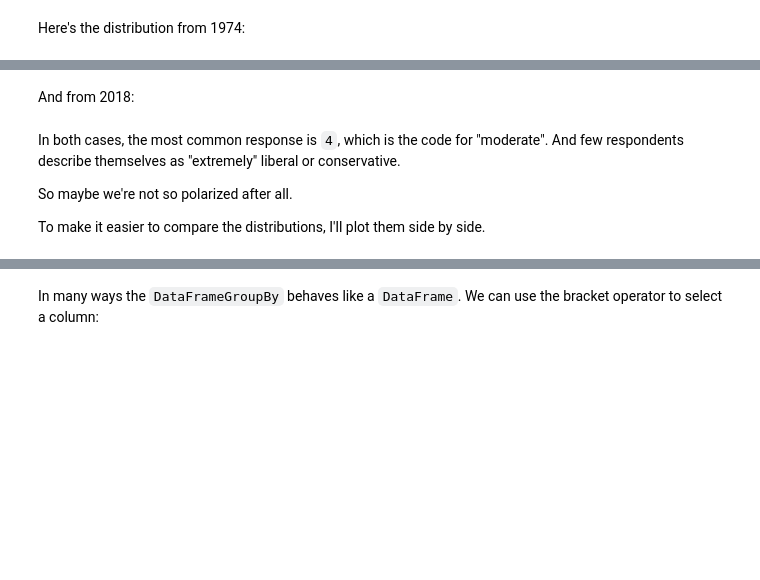
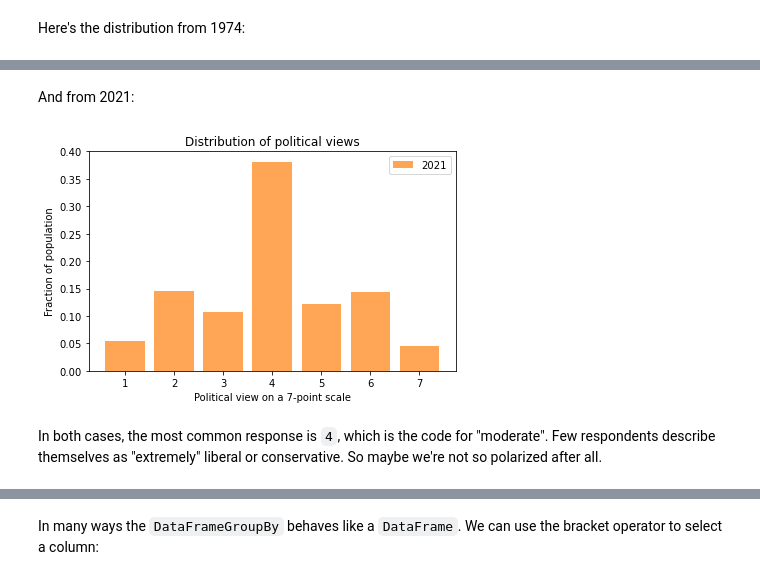
Before and after one commit to AllenDowney/PoliticalAlignmentCaseStudy, a Jupyter notebook: 02_polviews.ipynb, the cells around one changed output, grey strips where cells are left out. Drawn from its saved outputs; the diff is of its cells as text; code cells hidden in the pictures; blank space fills up the shorter version.

```diff
--- a/02_polviews.ipynb
+++ b/02_polviews.ipynb
@@ -88,4 +60,4 @@ This file contains three DataFrames containing resamples of the GSS data.  We'll
 # %%
-datafile = 'gss_eda.3.hdf5'
+datafile = 'gss_eds.3.hdf5'
 gss = pd.read_hdf(datafile, 'gss0')
 gss.shape
@@ -153,0 +126,4 @@ I'll use the `Pmf` class from `empiricaldist` to compute them.
+# %%
+year21 = (gss['year'] == 2021)
+polviews21 = polviews[year21]
+values(polviews21)
@@ -165,15 +195,14 @@ decorate(xlabel='Political view on a 7-point scale',
 # %% [markdown]
-And from 2018:
+And from 2021:
 # %%
-pmf18 = Pmf.from_seq(polviews18)
-pmf18.bar(label='2018', color='C1', alpha=0.7)
+pmf21 = Pmf.from_seq(polviews21)
+pmf21.bar(label='2021', color='C1', alpha=0.7)
 
 decorate(xlabel='Political view on a 7-point scale',
          ylabel='Fraction of population',
          title='Distribution of political views')
+# %% [output]
+[figure, added]
 # %% [markdown]
-In both cases, the most common response is `4`, which is the code for "moderate".  And few respondents describe themselves as "extremely" liberal or conservative.
-
+In both cases, the most common response is `4`, which is the code for "moderate".  Few respondents describe themselves as "extremely" liberal or conservative.
 So maybe we're not so polarized after all.
-
-To make it easier to compare the distributions, I'll plot them side by side.
```
Also changed, not shown: parts of 56 cells of this notebook.
